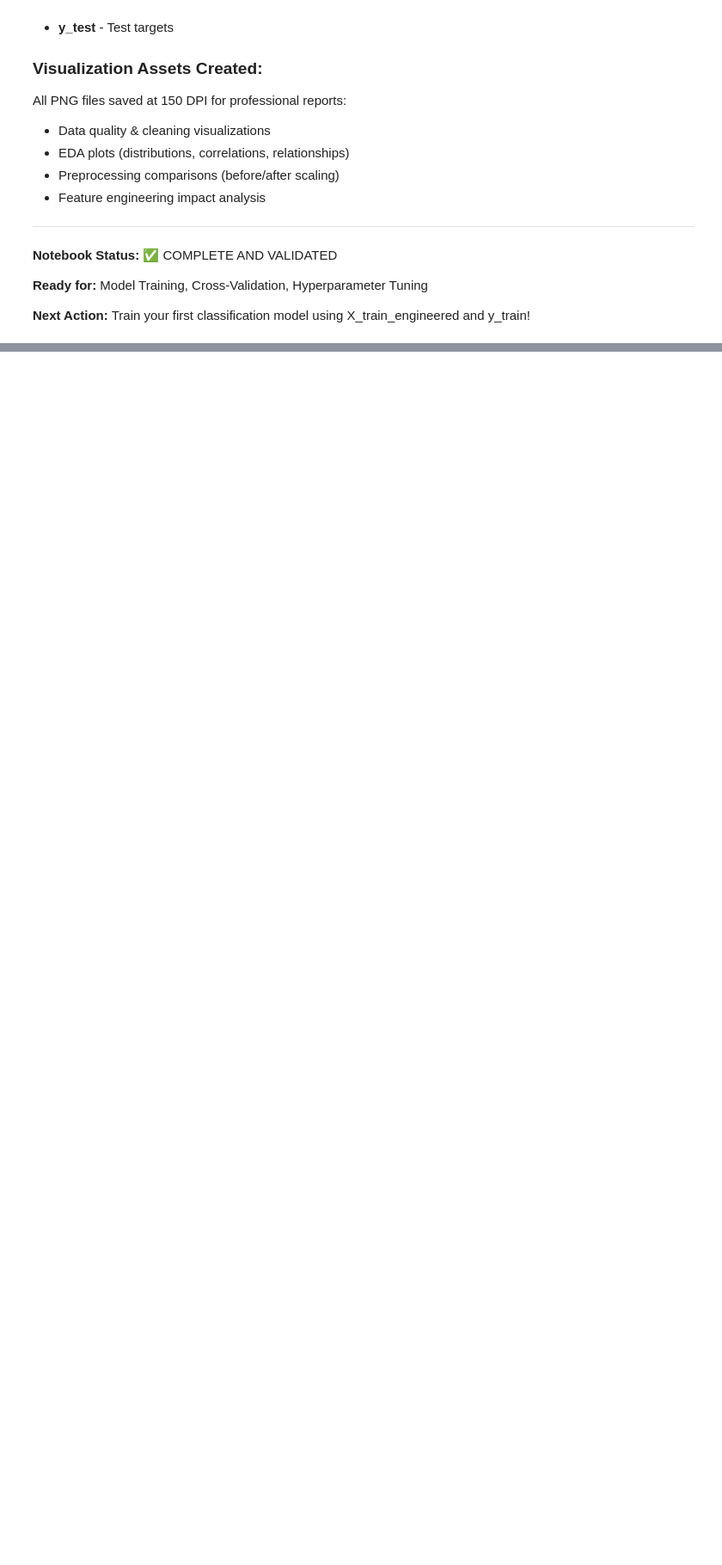
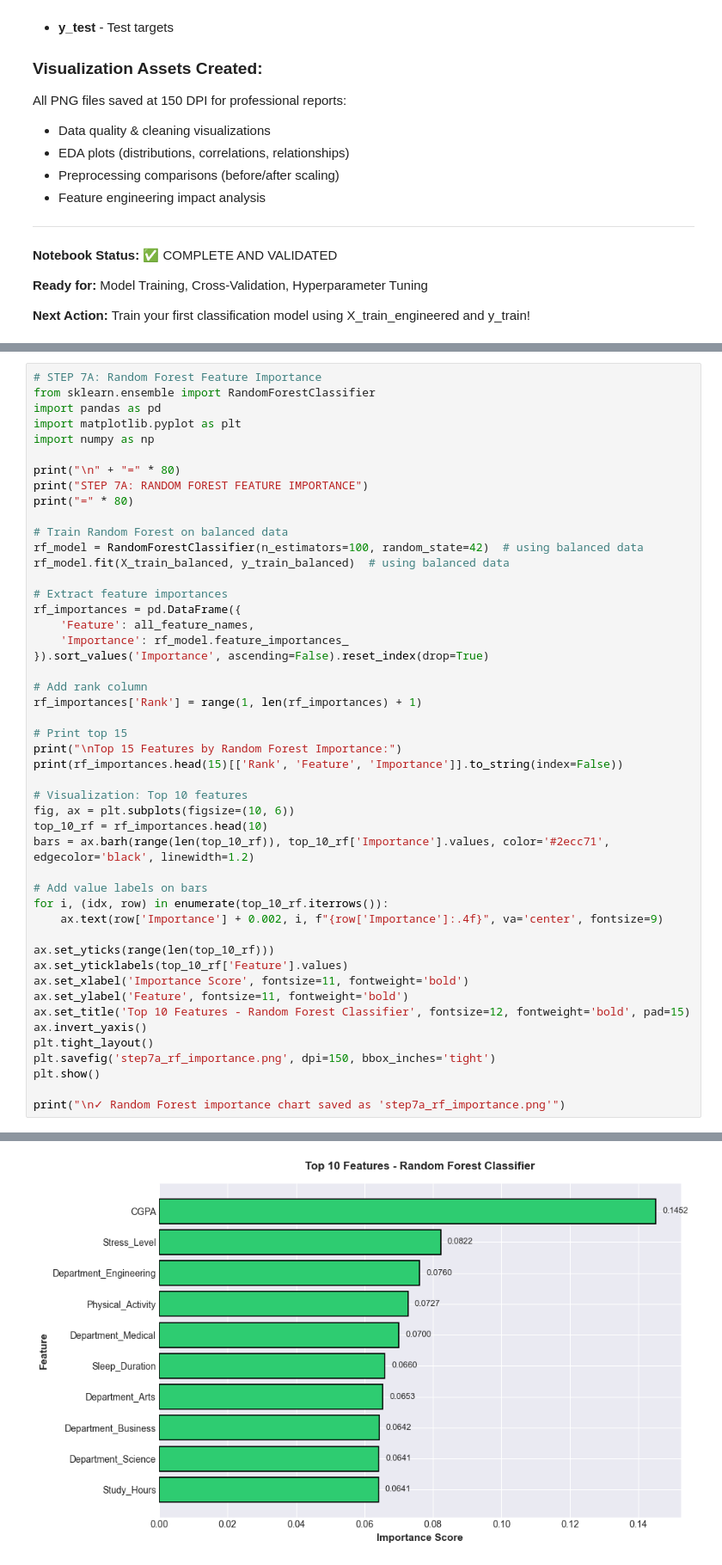
Before and after one commit to XyronTeam/ml-project, a Jupyter notebook: src/dataset_c/notebook_c.ipynb, the cells around one changed output, grey strips where cells are left out. Shown at 86% size. Cells and saved outputs as stored; diff of their text form; blank space fills up the shorter version.

Commit message:
Train more model & add more analysis

```diff
--- a/src/dataset_c/notebook_c.ipynb
+++ b/src/dataset_c/notebook_c.ipynb
@@ -2402,0 +2518,49 @@ The top 10 features were picked by importance score from a Random Forest model t
+# %%
+# STEP 7A: Random Forest Feature Importance
+from sklearn.ensemble import RandomForestClassifier
+import pandas as pd
+import matplotlib.pyplot as plt
+import numpy as np
+
+print("\n" + "=" * 80)
+print("STEP 7A: RANDOM FOREST FEATURE IMPORTANCE")
+print("=" * 80)
+
+# Train Random Forest on balanced data
+rf_model = RandomForestClassifier(n_estimators=100, random_state=42)  # using balanced data
+rf_model.fit(X_train_balanced, y_train_balanced)  # using balanced data
+
+# Extract feature importances
+rf_importances = pd.DataFrame({
+    'Feature': all_feature_names,
+    'Importance': rf_model.feature_importances_
+}).sort_values('Importance', ascending=False).reset_index(drop=True)
+
+# Add rank column
+rf_importances['Rank'] = range(1, len(rf_importances) + 1)
+
+# Print top 15
+print("\nTop 15 Features by Random Forest Importance:")
+print(rf_importances.head(15)[['Rank', 'Feature', 'Importance']].to_string(index=False))
+
+# Visualization: Top 10 features
+fig, ax = plt.subplots(figsize=(10, 6))
+top_10_rf = rf_importances.head(10)
+bars = ax.barh(range(len(top_10_rf)), top_10_rf['Importance'].values, color='#2ecc71', edgecolor='black', linewidth=1.2)
+
+# Add value labels on bars
+for i, (idx, row) in enumerate(top_10_rf.iterrows()):
+    ax.text(row['Importance'] + 0.002, i, f"{row['Importance']:.4f}", va='center', fontsize=9)
+
+ax.set_yticks(range(len(top_10_rf)))
+ax.set_yticklabels(top_10_rf['Feature'].values)
+ax.set_xlabel('Importance Score', fontsize=11, fontweight='bold')
+ax.set_ylabel('Feature', fontsize=11, fontweight='bold')
+ax.set_title('Top 10 Features - Random Forest Classifier', fontsize=12, fontweight='bold', pad=15)
+ax.invert_yaxis()
+plt.tight_layout()
+plt.savefig('step7a_rf_importance.png', dpi=150, bbox_inches='tight')
+plt.show()
+
+print("\n✓ Random Forest importance chart saved as 'step7a_rf_importance.png'")
+# %% [output]
@@ -2402,0 +2584 @@ The top 10 features were picked by importance score from a Random Forest model t
+[figure, added]
```
Also changed, not shown: parts of 33 cells of this notebook, 5 other files.
